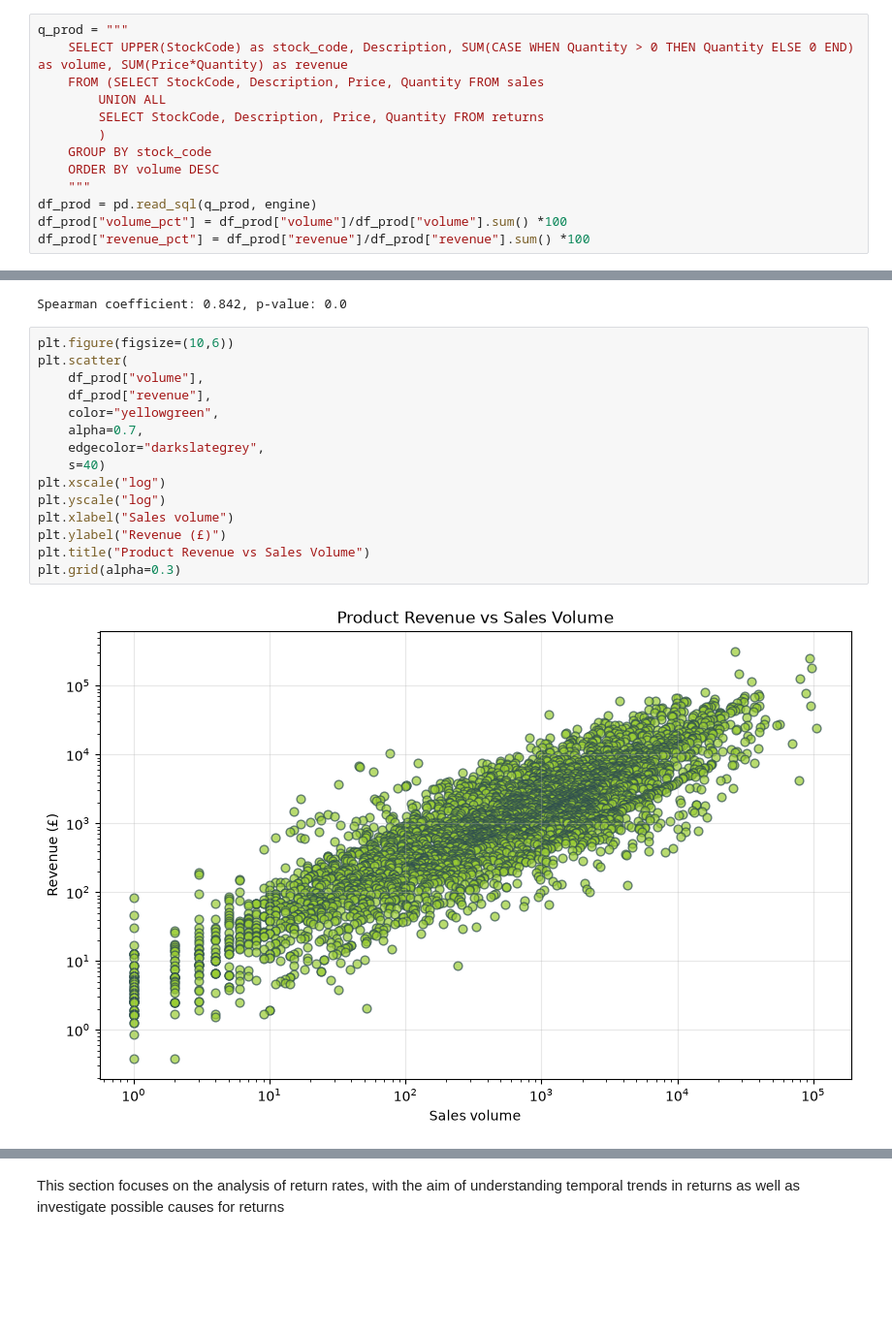
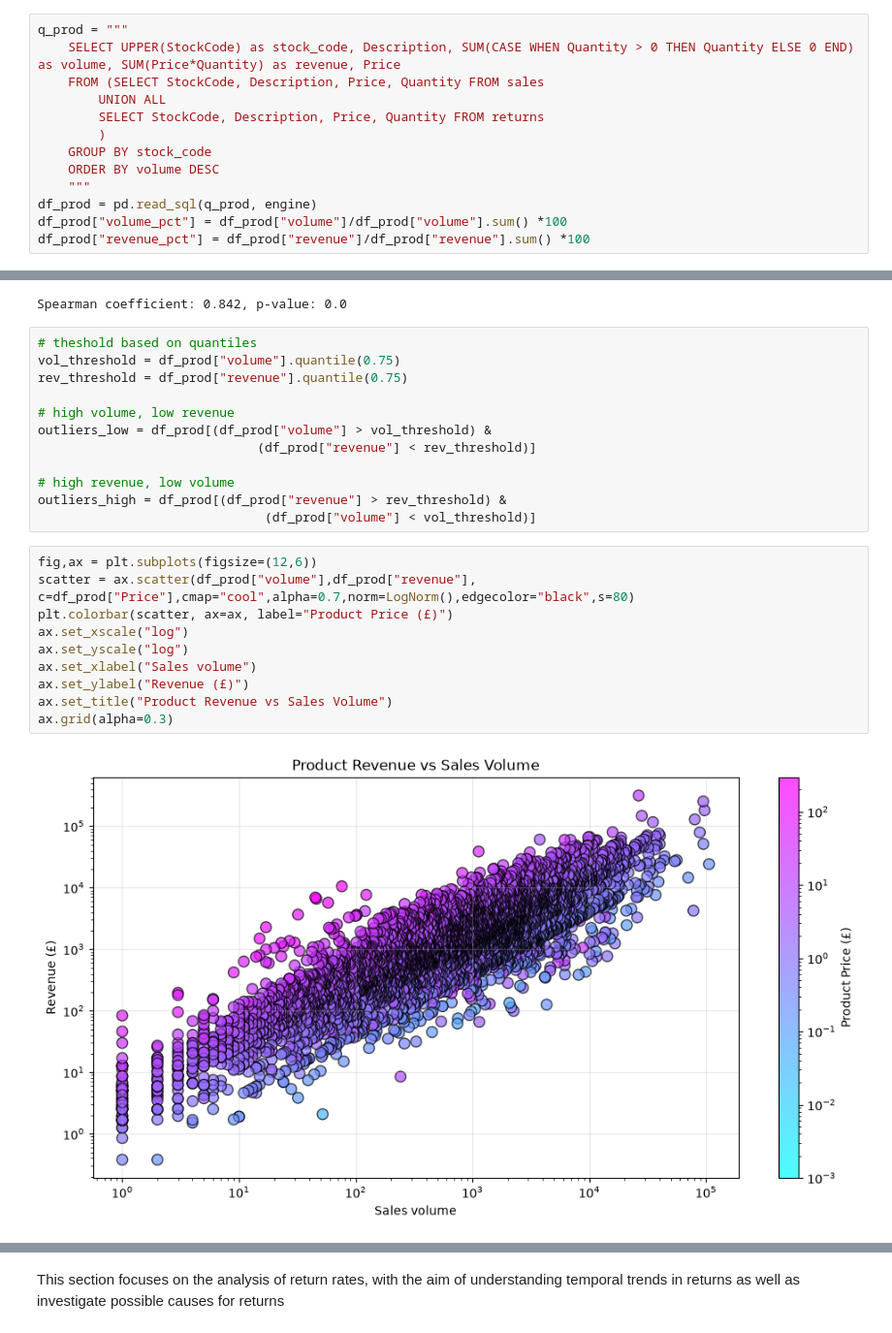
Before and after one commit to Sara-Munafo/retail-sales-analysis, a Jupyter notebook: notebooks/02_business_analysis.ipynb, the cells around one changed output, grey strips where cells are left out. Shown at 97% size. Cells and saved outputs as stored; diff of their text form; blank space fills up the shorter version.

```diff
--- a/notebooks/02_business_analysis.ipynb
+++ b/notebooks/02_business_analysis.ipynb
@@ -498,6 +585,6 @@ Comparing products from these two perspectives allows us to identify the relatio
 # %%
 q_prod = """
-    SELECT UPPER(StockCode) as stock_code, Description, SUM(CASE WHEN Quantity > 0 THEN Quantity ELSE 0 END) as volume, SUM(Price*Quantity) as revenue
+    SELECT UPPER(StockCode) as stock_code, Description, SUM(CASE WHEN Quantity > 0 THEN Quantity ELSE 0 END) as volume, SUM(Price*Quantity) as revenue, Price
     FROM (SELECT StockCode, Description, Price, Quantity FROM sales
         UNION ALL
         SELECT StockCode, Description, Price, Quantity FROM returns
@@ -564,21 +652,28 @@ r = spearmanr(df_prod["volume"], df_prod["revenue"])
 print(f"Spearman coefficient: {r.statistic:.3f}, p-value: {r.pvalue}")
 # %% [output]
 Spearman coefficient: 0.842, p-value: 0.0
+# %%
+# theshold based on quantiles
+vol_threshold = df_prod["volume"].quantile(0.75)
+rev_threshold = df_prod["revenue"].quantile(0.75)
+
+# high volume, low revenue
+outliers_low = df_prod[(df_prod["volume"] > vol_threshold) &
+                             (df_prod["revenue"] < rev_threshold)]
+
+# high revenue, low volume
+outliers_high = df_prod[(df_prod["revenue"] > rev_threshold) &
+                              (df_prod["volume"] < vol_threshold)]
 # %%
-plt.figure(figsize=(10,6))
-plt.scatter(
-    df_prod["volume"],
-    df_prod["revenue"],
-    color="yellowgreen",
-    alpha=0.7,
-    edgecolor="darkslategrey",
-    s=40)
-plt.xscale("log")
-plt.yscale("log")
-plt.xlabel("Sales volume")
-plt.ylabel("Revenue (£)")
-plt.title("Product Revenue vs Sales Volume")
-plt.grid(alpha=0.3)
+fig,ax = plt.subplots(figsize=(12,6))
+scatter = ax.scatter(df_prod["volume"],df_prod["revenue"], c=df_prod["Price"],cmap="cool",alpha=0.7,norm=LogNorm(),edgecolor="black",s=80)
+plt.colorbar(scatter, ax=ax, label="Product Price (£)")
+ax.set_xscale("log")
+ax.set_yscale("log")
+ax.set_xlabel("Sales volume")
+ax.set_ylabel("Revenue (£)")
+ax.set_title("Product Revenue vs Sales Volume")
+ax.grid(alpha=0.3)
 # %% [output]
-[figure, old version]
+[figure, new version]
 # %% [markdown]
```
Also changed, not shown: parts of 72 cells of this notebook, 2 other files.
